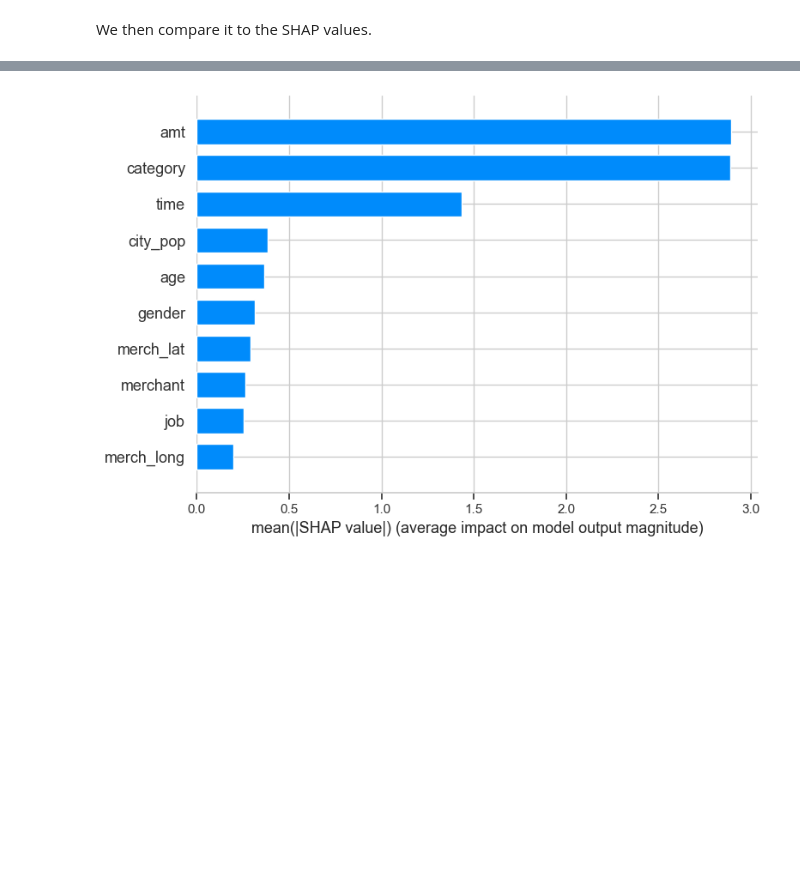
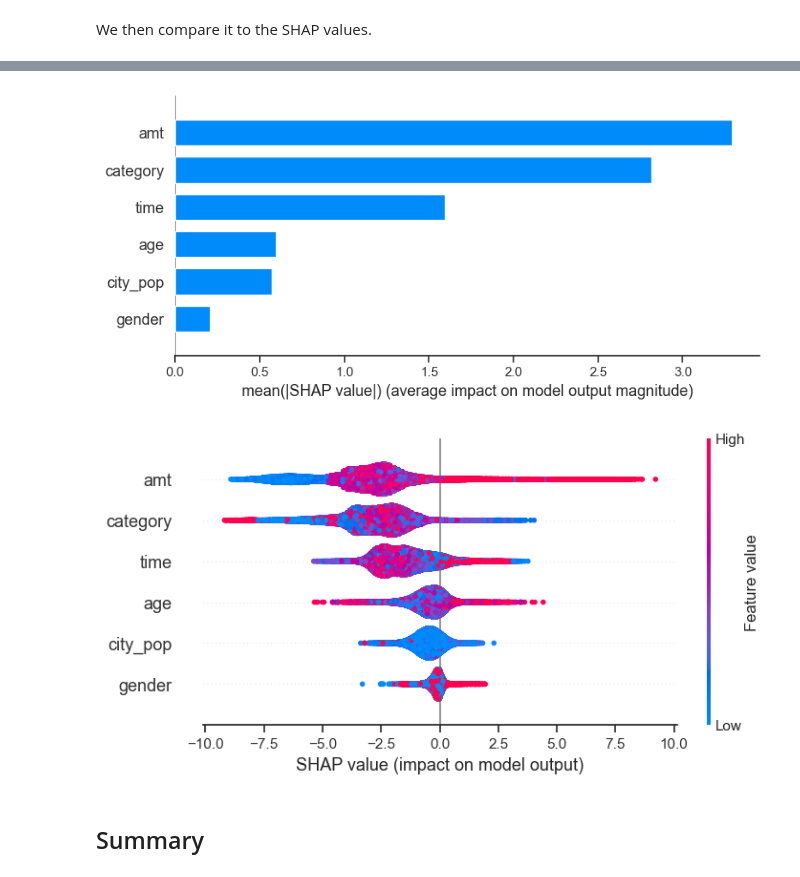
Before and after one commit to hnguyentran03/card_detection, a Jupyter notebook: transaction-fraud-detect.ipynb, the cells around one changed output, grey strips where cells are left out. Saved outputs shown, nothing was run; the diff lists cells and outputs as text; code cells hidden in the pictures; blank space fills up the shorter version.

```diff
--- a/transaction-fraud-detect.ipynb
+++ b/transaction-fraud-detect.ipynb
@@ -475,13 +419,0 @@ Fitting the data to the Decision Tree with the hyperparameters found.
-# %%
-try:
-    max_depth_dt = grid_dt.best_params_["max_depth"]
-    min_samples_split_dt = grid_dt.best_params_["min_samples_split"]
-except (NameError, AttributeError):
-    max_depth_dt = 10
-    min_samples_split_dt = 50
-
-model_dt = DecisionTreeClassifier(
-                            min_samples_split=min_samples_split_dt,
-                            max_depth=max_depth_dt,
-                            random_state=RANDOM_STATE)
-model_dt.fit(X_train, Y_train)
@@ -489,0 +420,13 @@ DecisionTreeClassifier(max_depth=10, min_samples_split=5, random_state=1)
+# %%
+try:
+    n_estimators_ada = grid_ada.best_params_["n_estimators"]
+    learning_rate_ada = grid_ada.best_params_["learning_rate"]
+except (NameError, AttributeError):
+    n_estimators_ada = 200
+    learning_rate_ada = 1
+
+model_ada = AdaBoostClassifier(
+                            learning_rate=learning_rate_ada,
+                            n_estimators=n_estimators_ada,
+                            random_state=RANDOM_STATE)
+model_ada.fit(X_train, Y_train)
@@ -529,15 +468,0 @@ Finding and tuning hyperparameters of the Random Forest using RandomizedSearch.
-# %%
-max_depths = [3, 5, 7, 10] # Determines how far down a decision tree goes before stopping
-min_splits = [2, 5, 10, 50] # Determines the minimum sample split size before
-n_estimators = [50, 100, 150, 200] # Determines the number of trees used per forest
-param_grid_rf = {"max_depth": max_depths,
-                            "min_samples_split": min_splits,
-                            "n_estimators": n_estimators}
-
-grid_rf = RandomizedSearchCV(RandomForestClassifier(random_state=RANDOM_STATE),
-                                  param_grid_rf,
-                                  verbose=3, n_jobs=4,
-                                  n_iter=10, random_state=RANDOM_STATE)
-grid_rf.fit(X_train, Y_train)
-
-print(f"Random Forest Params: {grid_rf.best_params_}")
@@ -823,8 +686,8 @@ plt.show()
 We then compare it to the SHAP values.
 # %%
 # Explain the model's predictions using SHAP values
-explainer = shap.TreeExplainer(model_xgb)
-shap_values = explainer.shap_values(X_test)
+explainer = shap.Explainer(model_xgb)
+shap_values = explainer(X_test)
 
 # Summary Plot
 shap.summary_plot(shap_values, X_test, feature_names=X_test.columns, plot_type='bar')
@@ -834 +700,7 @@ plt.show()
-[figure, old version]
+[figure, new version]
+# %%
+shap.plots.beeswarm(shap_values)
+# %% [output]
+[figure, added]
+# %% [markdown]
+## Summary
```
Also changed, not shown: parts of 40 cells of this notebook, 1 other file.
